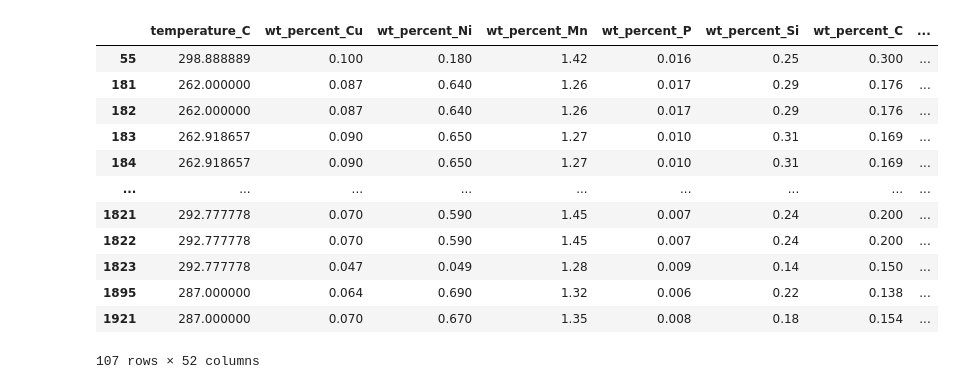
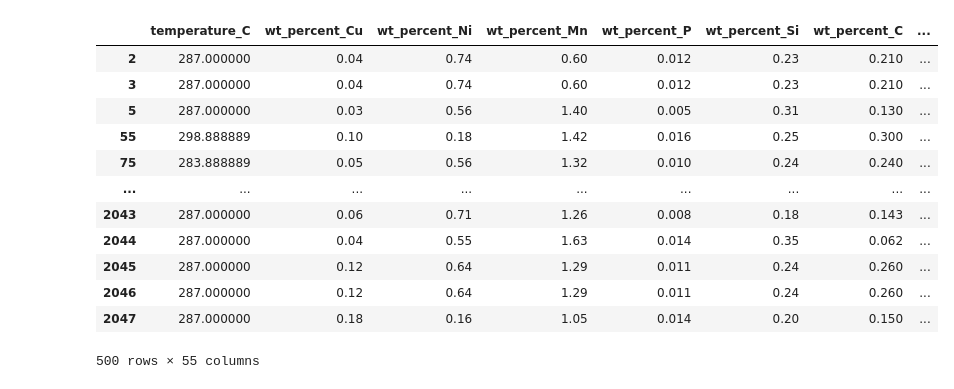
Before and after one commit to uw-cmg/RPV_model_benchmarking, a Jupyter notebook: RPV_model_benchmarking_notebook.ipynb, the cells around one changed output. Cells and saved outputs as stored; diff of their text form; code cells hidden in the pictures.

```diff
--- a/RPV_model_benchmarking_notebook.ipynb
+++ b/RPV_model_benchmarking_notebook.ipynb
@@ -174,21 +272,26 @@ df
 # %%
-# Just keep high fluence data and save the preds file
+# Previous cell retained for reference (2026-11-13):
+# # Just keep high fluence data and save the preds file
+#
+# df = Metrics().filter_df(df, column_name='fluence_n_cm2', filter_val=6e19, filter_operation='greater')
+# df = Metrics().filter_df(df, column_name='datatype', filter_val='Plotter', filter_operation='equal')
+# df
 
-df = Metrics().filter_df(df, column_name='fluence_n_cm2', filter_val=6e19, filter_operation='greater')
-df = Metrics().filter_df(df, column_name='datatype', filter_val='Plotter', filter_operation='equal')
-df
+# Reporting cohort; this filter does not alter any model's fitting threshold.
+df_highfluence = production_predictions[production_predictions.fluence_n_cm2.ge(3e19)].copy()
+df_highfluence
 # %% [output]
 |  | temperature_C | wt_percent_Cu | wt_percent_Ni | wt_percent_Mn | wt_percent_P | wt_percent_Si | wt_percent_C | ... |
-| 55 | 298.888889 | 0.100 | 0.180 | 1.42 | 0.016 | 0.25 | 0.300 | ... |
-| 181 | 262.000000 | 0.087 | 0.640 | 1.26 | 0.017 | 0.29 | 0.176 | ... |
-| 182 | 262.000000 | 0.087 | 0.640 | 1.26 | 0.017 | 0.29 | 0.176 | ... |
-| 183 | 262.918657 | 0.090 | 0.650 | 1.27 | 0.010 | 0.31 | 0.169 | ... |
-| 184 | 262.918657 | 0.090 | 0.650 | 1.27 | 0.010 | 0.31 | 0.169 | ... |
+| 2 | 287.000000 | 0.04 | 0.74 | 0.60 | 0.012 | 0.23 | 0.210 | ... |
+| 3 | 287.000000 | 0.04 | 0.74 | 0.60 | 0.012 | 0.23 | 0.210 | ... |
+| 5 | 287.000000 | 0.03 | 0.56 | 1.40 | 0.005 | 0.31 | 0.130 | ... |
+| 55 | 298.888889 | 0.10 | 0.18 | 1.42 | 0.016 | 0.25 | 0.300 | ... |
+| 75 | 283.888889 | 0.05 | 0.56 | 1.32 | 0.010 | 0.24 | 0.240 | ... |
 | ... | ... | ... | ... | ... | ... | ... | ... | ... |
-| 1821 | 292.777778 | 0.070 | 0.590 | 1.45 | 0.007 | 0.24 | 0.200 | ... |
-| 1822 | 292.777778 | 0.070 | 0.590 | 1.45 | 0.007 | 0.24 | 0.200 | ... |
-| 1823 | 292.777778 | 0.047 | 0.049 | 1.28 | 0.009 | 0.14 | 0.150 | ... |
-| 1895 | 287.000000 | 0.064 | 0.690 | 1.32 | 0.006 | 0.22 | 0.138 | ... |
-| 1921 | 287.000000 | 0.070 | 0.670 | 1.35 | 0.008 | 0.18 | 0.154 | ... |
+| 2043 | 287.000000 | 0.06 | 0.71 | 1.26 | 0.008 | 0.18 | 0.143 | ... |
+| 2044 | 287.000000 | 0.04 | 0.55 | 1.63 | 0.014 | 0.35 | 0.062 | ... |
+| 2045 | 287.000000 | 0.12 | 0.64 | 1.29 | 0.011 | 0.24 | 0.260 | ... |
+| 2046 | 287.000000 | 0.12 | 0.64 | 1.29 | 0.011 | 0.24 | 0.260 | ... |
+| 2047 | 287.000000 | 0.18 | 0.16 | 1.05 | 0.014 | 0.20 | 0.150 | ... |
-107 rows × 52 columns
+500 rows × 55 columns
 # %%
```
Also changed, not shown: parts of 18 cells of this notebook, 11 other files.
